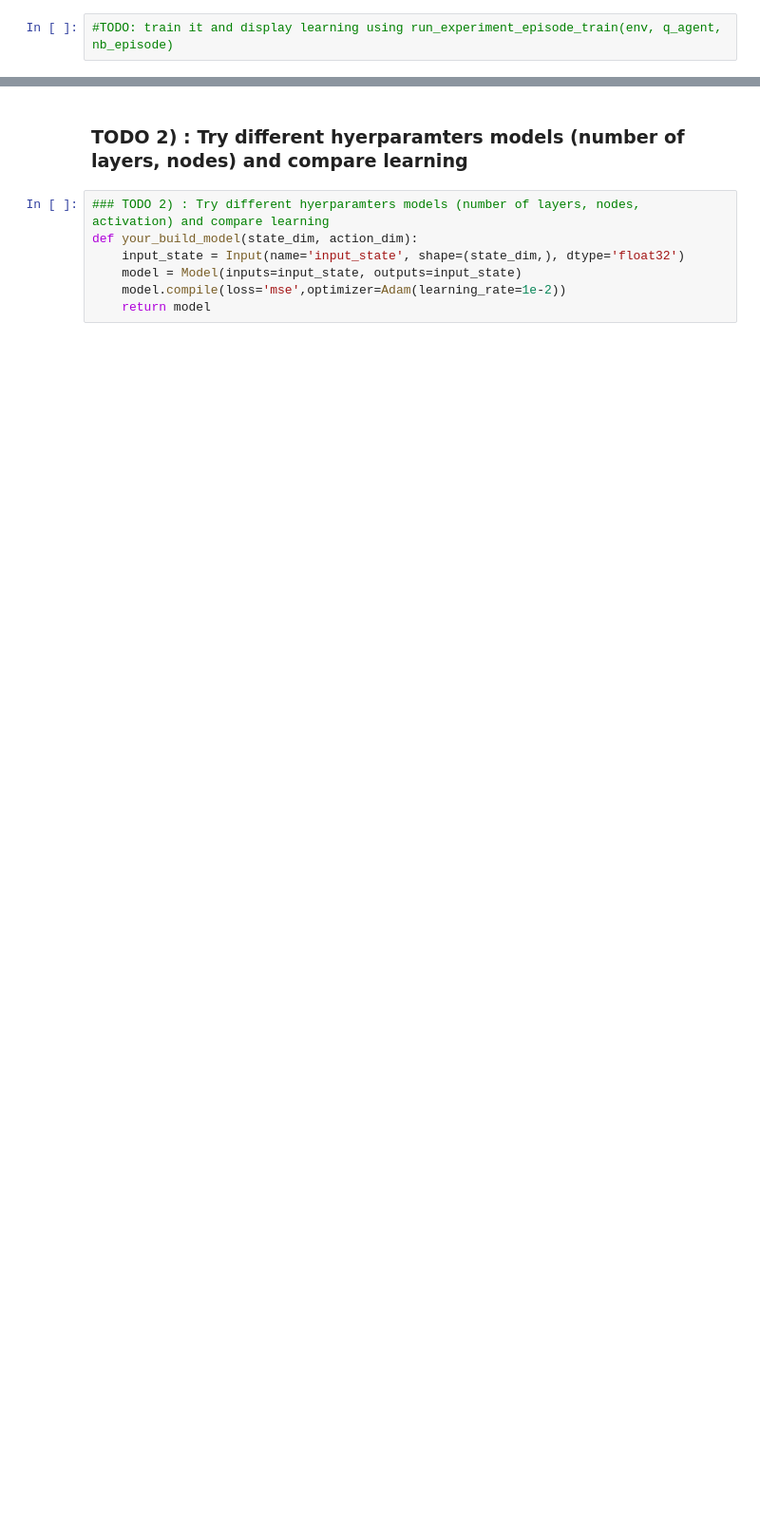
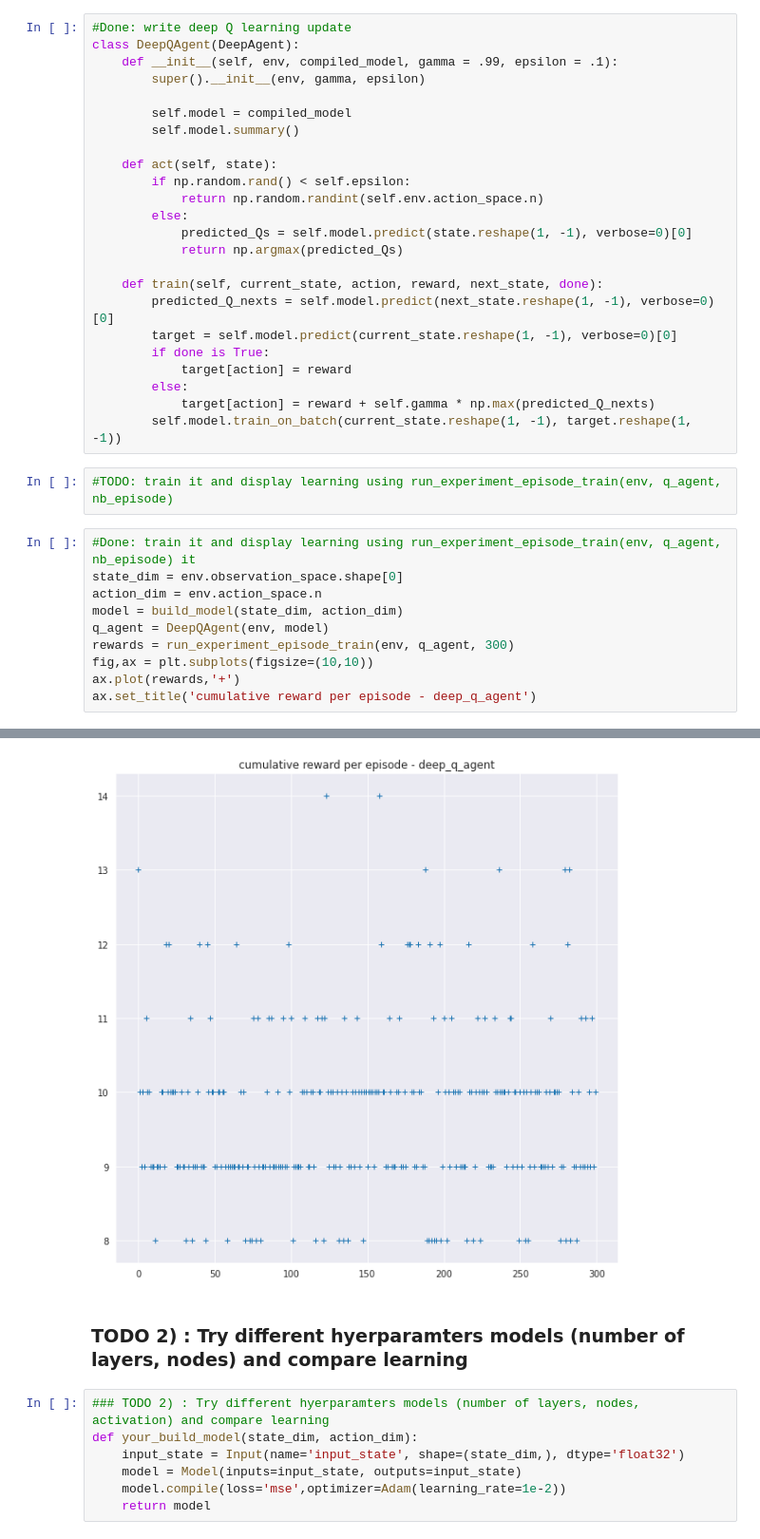
Before and after one commit to racousin/rl_introduction, a Jupyter notebook: notebooks/4_deep_Q_learning.ipynb, the cells around one changed output, grey strips where cells are left out. Shown at 95% size. Drawn from its saved outputs; the diff is of its cells as text; blank space fills up the shorter version.

```diff
--- a/notebooks/4_deep_Q_learning.ipynb
+++ b/notebooks/4_deep_Q_learning.ipynb
@@ -145,5 +208,40 @@ class DeepQAgent(DeepAgent):
 
     def train(self, current_state, action, reward, next_state, done):
         pass #complete here
+# %%
+#Done: write deep Q learning update
+class DeepQAgent(DeepAgent):
+    def __init__(self, env, compiled_model, gamma = .99, epsilon = .1):
+        super().__init__(env, gamma, epsilon)
+
+        self.model = compiled_model
+        self.model.summary()
+
+    def act(self, state):
+        if np.random.rand() < self.epsilon:
+            return np.random.randint(self.env.action_space.n)
+        else:
+            predicted_Qs = self.model.predict(state.reshape(1, -1), verbose=0)[0]
+            return np.argmax(predicted_Qs)
+
+    def train(self, current_state, action, reward, next_state, done):
+        predicted_Q_nexts = self.model.predict(next_state.reshape(1, -1), verbose=0)[0]
+        target = self.model.predict(current_state.reshape(1, -1), verbose=0)[0]
+        if done is True:
+            target[action] = reward
+        else:
+            target[action] = reward + self.gamma * np.max(predicted_Q_nexts)
+        self.model.train_on_batch(current_state.reshape(1, -1), target.reshape(1, -1))
 # %%
 #TODO: train it and display learning using run_experiment_episode_train(env, q_agent, nb_episode)
+# %%
+#Done: train it and display learning using run_experiment_episode_train(env, q_agent, nb_episode) it
+state_dim = env.observation_space.shape[0]
+action_dim = env.action_space.n
+model = build_model(state_dim, action_dim)
+q_agent = DeepQAgent(env, model)
+rewards = run_experiment_episode_train(env, q_agent, 300)
+fig,ax = plt.subplots(figsize=(10,10))
+ax.plot(rewards,'+')
+ax.set_title('cumulative reward per episode - deep_q_agent')
+# %% [output]
@@ -150,3 +266,4 @@ class DeepQAgent(DeepAgent):
+[figure, added]
 # %% [markdown]
 ### TODO 2) : Try different hyerparamters models (number of layers, nodes) and compare learning
 # %%
```
Also changed, not shown: parts of 6 cells of this notebook, 1 other file.
